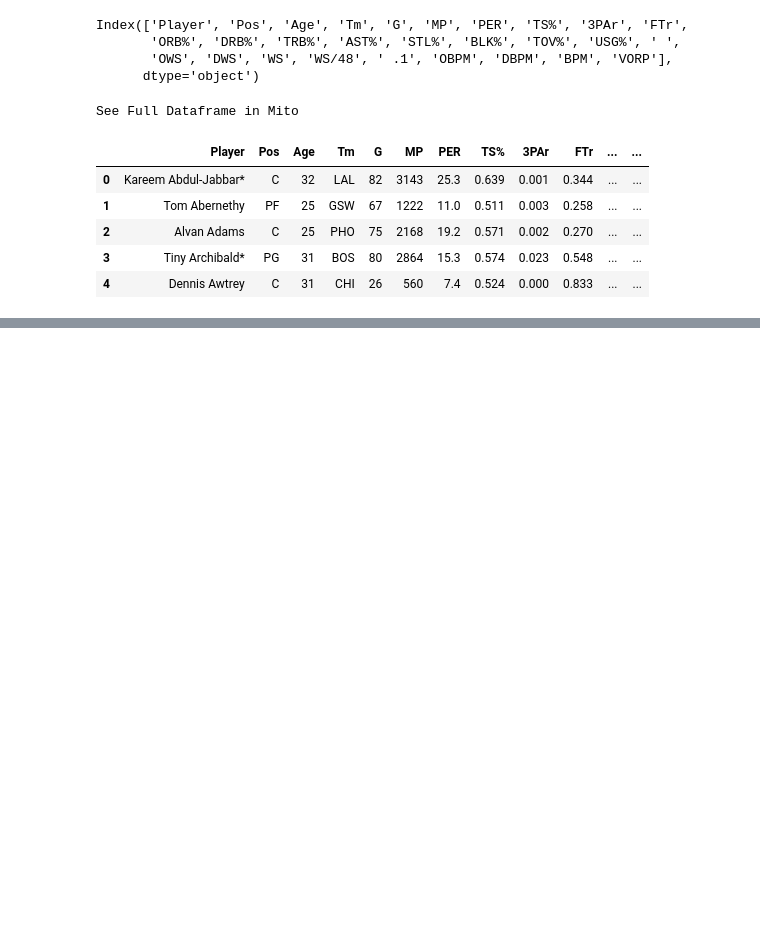
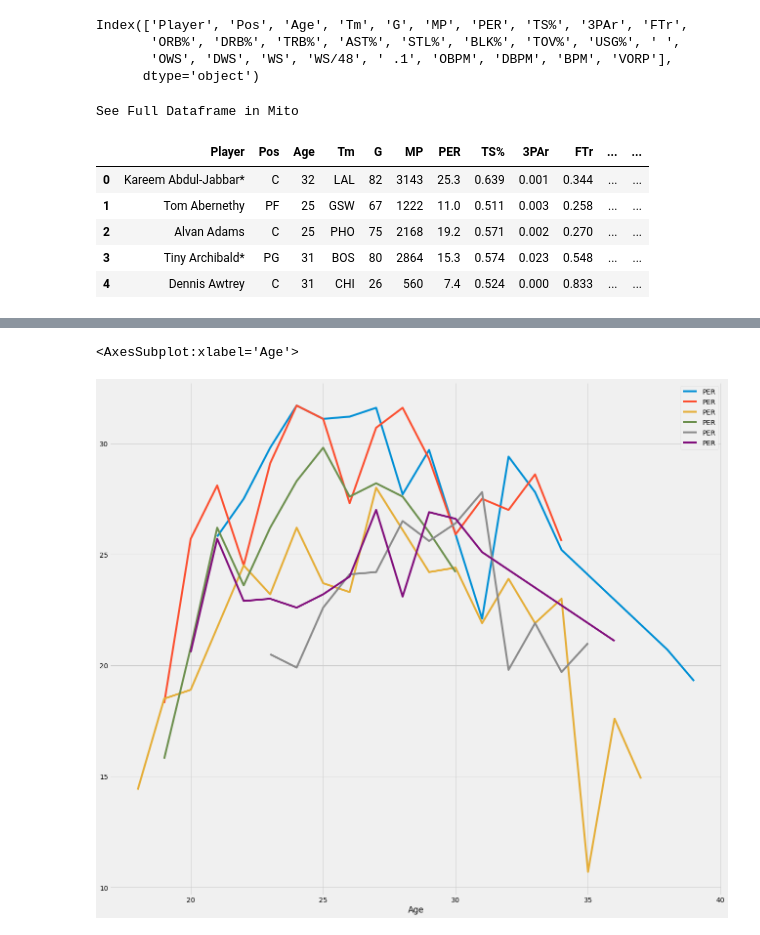
Before and after one commit to bme3412/Python, a Jupyter notebook: Projects/Basketball_reference/NBA _1980s.ipynb, the cells around one changed output, grey strips where cells are left out. Cells and saved outputs as stored; diff of their text form; code cells hidden in the pictures; blank space fills up the shorter version.

```diff
--- a/Projects/Basketball_reference/NBA _1980s.ipynb
+++ b/Projects/Basketball_reference/NBA _1980s.ipynb
@@ -25,0 +95,5 @@ See Full Dataframe in Mito
+# %%
+df_list = [dataframe_list[i][['Player', 'Pos', 'Age', 'Tm', 'G', 'MP', 'PER', 'TS%', '3PAr', 'FTr',
+       'ORB%', 'DRB%', 'TRB%', 'AST%', 'STL%', 'BLK%', 'TOV%', 'USG%',
+       'OWS', 'DWS', 'WS', 'WS/48', 'OBPM', 'DBPM', 'BPM', 'VORP']] for i in range(0,40)]
+df_list[0].columns
@@ -25,0 +301,3 @@ See Full Dataframe in Mito
+# %%
+master_df = pd.concat(df_list)
+master_df[master_df['G']>55].sort_values(by=['WS/48'],ascending=False).head()
@@ -25,0 +322,9 @@ See Full Dataframe in Mito
+# %%
+michael_jordan_df = master_df[master_df['Player']=='Michael Jordan*']
+lebron_james_df = master_df[master_df['Player']=='LeBron James']
+kobe_bryant_df = master_df[master_df['Player']=='Kobe Bryant*']
+
+larry_bird_df = master_df[master_df['Player']=='Larry Bird*']
+magic_johnson_df = master_df[master_df['Player']=='Magic Johnson*']
+kevin_durant_df = master_df[master_df['Player']=='Kevin Durant']
+steph_curry_df = master_df[master_df['Player']=='Stephen Curry']
@@ -25,0 +361,13 @@ See Full Dataframe in Mito
+# %%
+import matplotlib.pyplot as plt
+plt.style.use('fivethirtyeight')
+# %%
+ax = michael_jordan_df.plot(x='Age', y='PER', figsize=(20, 18))
+lebron_james_df.plot(ax=ax, x='Age', y='PER')
+kobe_bryant_df.plot(ax=ax, x='Age', y='PER')
+kevin_durant_df.plot(ax=ax, x='Age', y='PER')
+larry_bird_df.plot(ax=ax, x='Age', y='PER')
+magic_johnson_df.plot(ax=ax, x='Age', y='PER')
+# %% [output]
+<AxesSubplot:xlabel='Age'>
+[figure, added]
```
Also changed, not shown: parts of 22 cells of this notebook.
